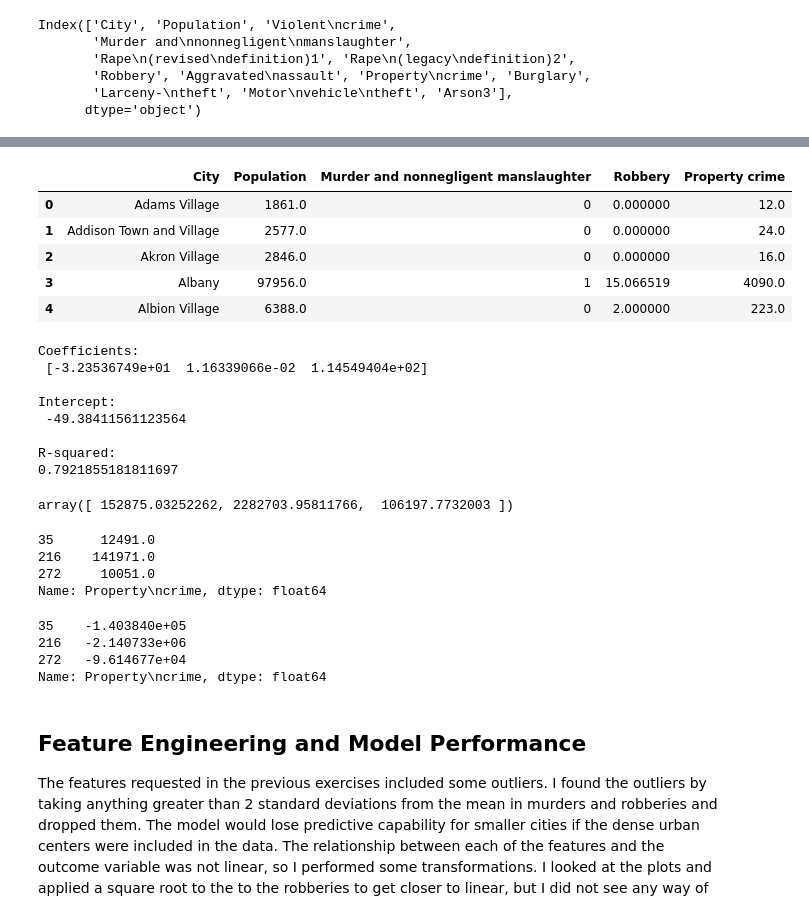
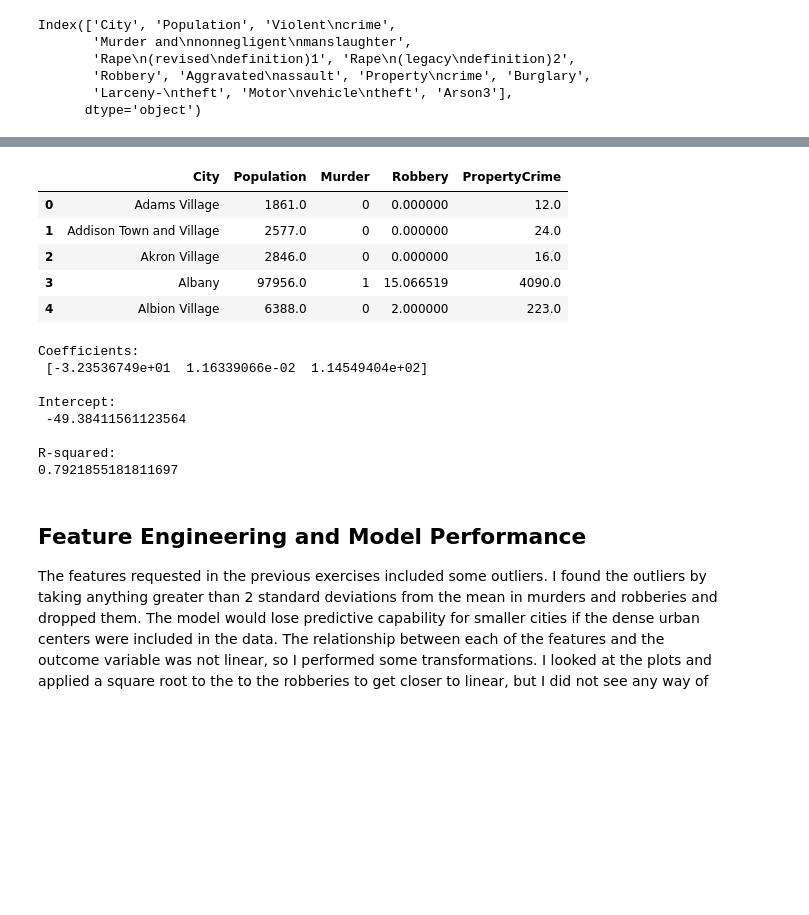
Before and after one commit to tjeffkessler/thinkful_dsflex, a Jupyter notebook: NY Crime 2013 Regression Analysis.ipynb, the cells around one changed output, grey strips where cells are left out. Cells and saved outputs as stored; diff of their text form; code cells hidden in the pictures; blank space fills up the shorter version.

```diff
--- a/NY Crime 2013 Regression Analysis.ipynb
+++ b/NY Crime 2013 Regression Analysis.ipynb
@@ -19,7 +19,6 @@ Index(['City', 'Population', 'Violent\ncrime',
 # %%
 # Create a data frame with only the features of interest
 pc_df = df[['City', 'Population', 'Murder and\nnonnegligent\nmanslaughter', 'Robbery', 'Property\ncrime']].copy()
-murder = 'Murder and\nnonnegligent\nmanslaughter'
-p_crime = 'Property\ncrime'
+pc_df.rename(columns={'Property\ncrime': 'PropertyCrime', 'Murder and\nnonnegligent\nmanslaughter': 'Murder'}, inplace=True)
 pc_df.head()
 # %% [output]
@@ -62,8 +61,8 @@ pc_df.loc[pc_df['Robbery'] > robbery_anomaly]
 | 216 | New York | 8396126.0 | 335.0 | 19170.0 | 141971.0 |
 # %%
 # Find the anomalous murder cities
-m_anomaly = pc_df[murder].mean() + (2 * np.std(pc_df[murder]))
-big_cities = pc_df.loc[pc_df[murder] > m_anomaly]
+m_anomaly = pc_df['Murder'].mean() + (2 * np.std(pc_df['Murder']))
+big_cities = pc_df.loc[pc_df['Murder'] > m_anomaly]
 # %%
 # Drop the anomalous big cities because of the outsized effect they would have on the model
 # These big cities might be better suited with a comparison of other large urban areas across the nation
@@ -120,11 +119,11 @@ plt.show()
 # %%
 #Create features for population squared and for the categorical versions murder and robbery
-pc_df[murder] = pc_df[murder].apply(lambda x:  1 if x>0 else 0)
+pc_df['Murder'] = pc_df['Murder'].apply(lambda x:  1 if x>0 else 0)
 pc_df['Robbery'] = np.sqrt(pc_df['Robbery'])
 
 pc_df.head()
 # %% [output]
-|  | City | Population | Murder and nonnegligent manslaughter | Robbery | Property crime |
+|  | City | Population | Murder | Robbery | PropertyCrime |
 | 0 | Adams Village | 1861.0 | 0 | 0.000000 | 12.0 |
 | 1 | Addison Town and Village | 2577.0 | 0 | 0.000000 | 24.0 |
 | 2 | Akron Village | 2846.0 | 0 | 0.000000 | 16.0 |
@@ -150,27 +149,6 @@ Intercept:
 
 R-squared:
 0.7921855181811697
-# %%
-pred = regr.predict(big_cities[[murder, 'Population', 'Robbery']])
-pred
-# %% [output]
-array([ 152875.03252262, 2282703.95811766,  106197.7732003 ])
-# %%
-target = big_cities[p_crime]
-target
-# %% [output]
-35      12491.0
-216    141971.0
-272     10051.0
-Name: Property\ncrime, dtype: float64
-# %%
-error = target - pred
-error
-# %% [output]
-35    -1.403840e+05
-216   -2.140733e+06
-272   -9.614677e+04
-Name: Property\ncrime, dtype: float64
 # %% [markdown]
 ##  Feature Engineering and Model Performance
 The features requested in the previous exercises included some outliers. I found the outliers by taking anything greater than 2 standard deviations from the mean in murders and robberies and dropped them. The model would lose predictive capability for smaller cities if the dense urban centers were included in the data. The relationship between each of the features and the outcome variable was not linear, so I performed some transformations. I looked at the plots and applied a square root to the to the robberies to get closer to linear, but I did not see any way of getting the murders relationship to property crime close to linear, so I used the suggestion of one-hot encoding them.
```
Also changed, not shown: parts of 27 cells of this notebook.
